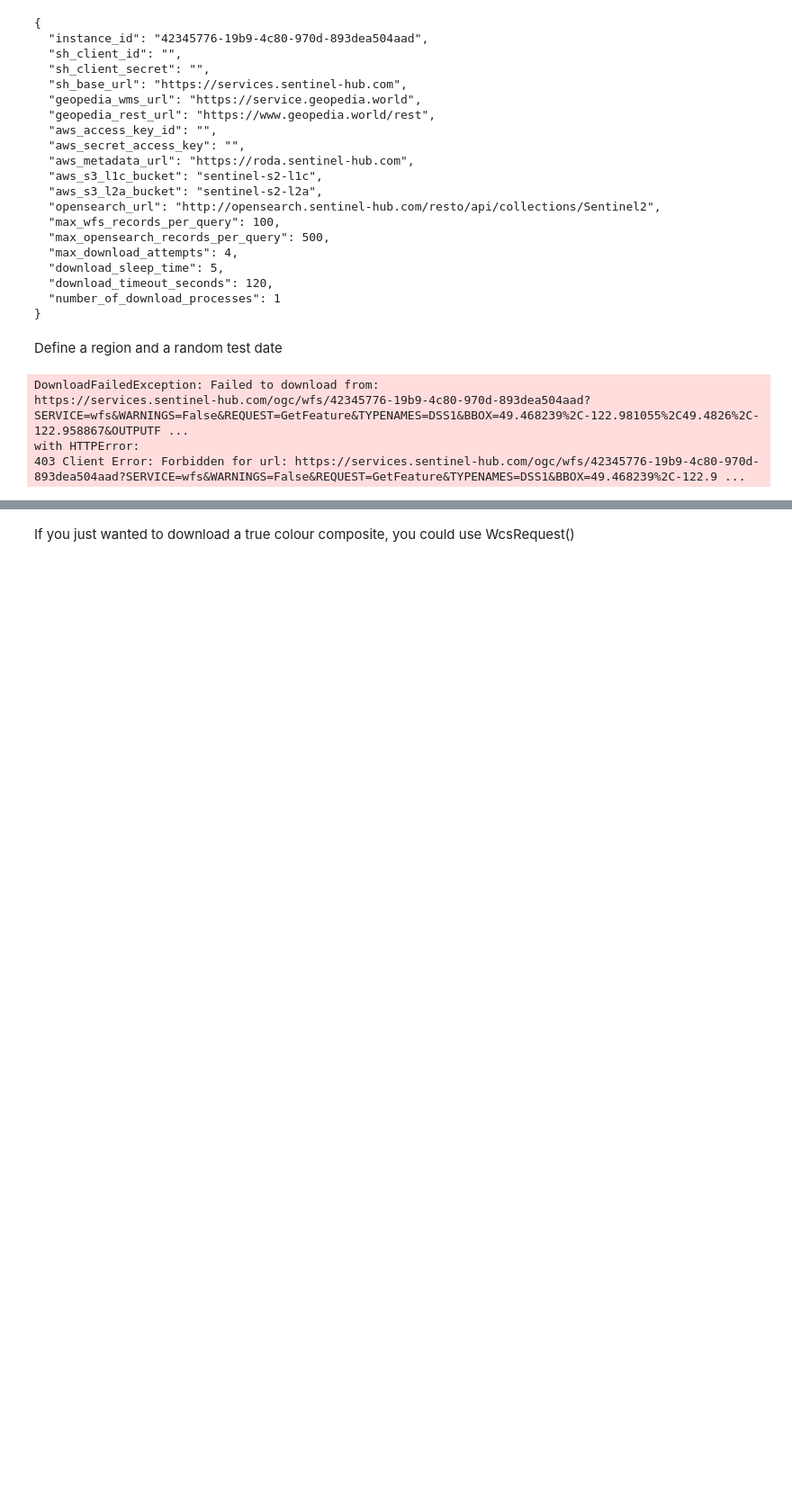
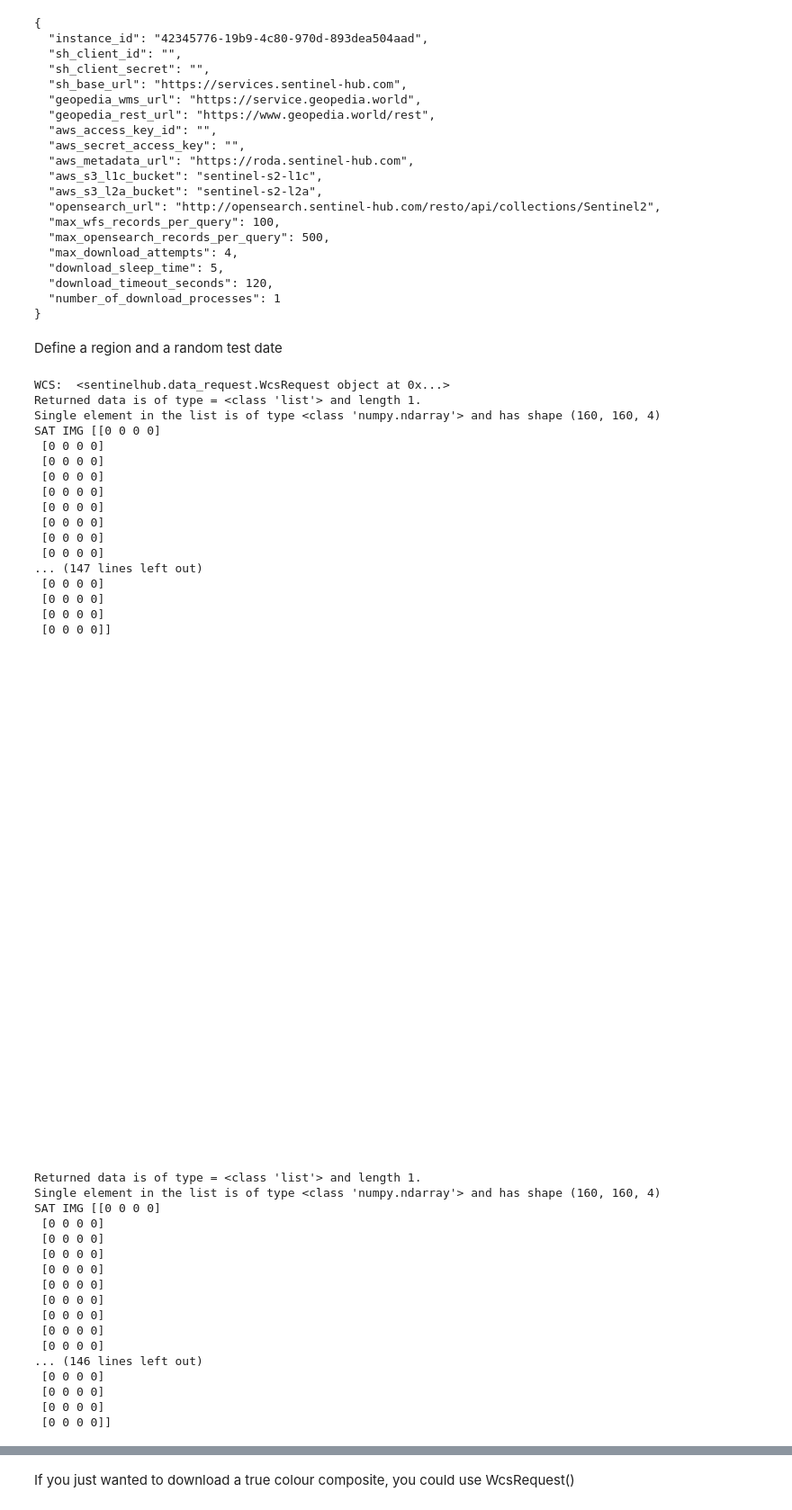
Before and after one commit to emilybirch36/Deep-learning-with-remote-sensing, a Jupyter notebook: EOCV_datasetbuilding.ipynb, the cells around one changed output, grey strips where cells are left out. Shown at 90% size. Saved outputs shown, nothing was run; the diff lists cells and outputs as text; code cells hidden in the pictures; blank space fills up the shorter version.

```diff
--- a/EOCV_datasetbuilding.ipynb
+++ b/EOCV_datasetbuilding.ipynb
@@ -119,14 +119,28 @@ class SentinelData:
                 resx='10m', # Stick to 10m resolution as this the maximum possible
                 resy=self.resolution,
                 config=config,
-                maxcc=0.1 # You can define the maximum ammount of cloud coverage you want to allow.
+                maxcc=0.1,# You can define the maximum ammount of cloud coverage you want to allow.
+                data_folder='/Users/emilybirch/Documents/UCL_Dissertation/Sentinel_pics'
+                #responses=[
+                #    SentinelHubRequest.output_response('default', MimeType.PNG),
+                #],
             )
-            basemap = wcs_true_color_request.get_data()[0]
-            #print('Returned data is of type = %s and length %d.' % (type(basemap), len(basemap)))
+
+            basemap = wcs_true_color_request.get_data(save_data=True)
+            print('Returned data is of type = %s and length %d.' % (type(basemap), len(basemap)))
+            print(f'Single element in the list is of type {type(basemap[-1])} and has shape {basemap[-1].shape}')
+            yield from basemap
+            #yield basemap
+
             #arr = np.array(basemap)
             #print("TYPE", type(arr))
             #return arr
 
+
+
+    def bands_req(self):
+
+        for basemap in self.get_available_data():
             wms_bands_request = WmsRequest(
                 data_collection=DataCollection.SENTINEL2_L1C,
                 layer='BANDS-S2-L2A', # We are using the 'BANDS-S2-L2A layer now'
@@ -144,22 +158,24 @@ class SentinelData:
 
             plot_all_channels = self.plot_channels(bands, basemap)
 
-            #plot_basemap = self.plot_data(basemap)
-
-
     def plot_data(self):
         """
         Plot the satellite data to check there is suitable cloud cover etc
         """
-        basemap = self.get_available_data()[0]
+        basemap = self.get_available_data()
+       # i = 0
         for sat_img in basemap:
-            print("SAT IMG", sat_img)
+        #    i += 1
+        #    print("i", i)
+            print("SAT IMG", sat_img[0])
             fig, ax = plt.subplots(1, 1, figsize=(10,10))
             plt.imshow(sat_img)
             plt.axis('off')
             plt.show()
-
-# basemap variable- downlaod whole images for labelling snow pixels in photoshop
+        #    image_name = "can_sat_{}.png".format(i)
+        #    print("image_name", image_name)
+            # basemap variable- downlaod whole images for labelling snow pixels in photoshop
+       #     plt.savefig(image_name, bbox_inches='tight')
 
     def plot_channels(self, bands, basemap):
         """
@@ -233,35 +249,67 @@ coords_canada = [w, s, e, n]
 
 # define the years and month ranges for data. Nov-April
 canada_day_month_to = "04-01"
 canada_day_month_from = "11-01"
 canada_years = {2015, 2016, 2017, 2018, 2019, 2020}
 
 canada_data = SentinelData(coords_canada, canada_years, canada_day_month_to, canada_day_month_from)
-plot_canada_data = canada_data.get_available_data()
+#plot_canada_data = canada_data.bands_req()
+plot_data_1 = canada_data.plot_data()
 
 
 # plot the individual channels for Canada wms/ web req data
 #plot_canada_wms = canada_data.web_req_data()
 
 
 
 
 
 # define the coordinates for a region in Everest, Nepal
 # s2, w2 =
 # n2, e2 =
 
 
 # coords_Nepal = [w2, s2, e2, n2]
 # nepal_data = SentinelData(coords_nepal)
 # plot_nepal_data = nepal_data.get_available_data()
 
 
 # plot the individual channels for Nepal wms/ web req data
 # nepal_wms_data = SentinelData(coords_canada)
 # plot_nepal_wms = nepal_data.web_req_data()
 # %% [output]
-DownloadFailedException: Failed to download from:
-https://services.sentinel-hub.com/ogc/wfs/42345776-19b9-4c80-970d-893dea504aad?SERVICE=wfs&WARNINGS=False&REQUEST=GetFeature&TYPENAMES=DSS1&BBOX=49.468239%2C-122.981055%2C49.4826%2C-122.958867&OUTPUTF ...
-with HTTPError:
-403 Client Error: Forbidden for url: https://services.sentinel-hub.com/ogc/wfs/42345776-19b9-4c80-970d-893dea504aad?SERVICE=wfs&WARNINGS=False&REQUEST=GetFeature&TYPENAMES=DSS1&BBOX=49.468239%2C-122.9 ...
+WCS:  <sentinelhub.data_request.WcsRequest object at 0x...>
+Returned data is of type = <class 'list'> and length 1.
+Single element in the list is of type <class 'numpy.ndarray'> and has shape (160, 160, 4)
+SAT IMG [[0 0 0 0]
+ [0 0 0 0]
+ [0 0 0 0]
+ [0 0 0 0]
+ [0 0 0 0]
+ [0 0 0 0]
+ [0 0 0 0]
+ [0 0 0 0]
+ [0 0 0 0]
+... (147 lines left out)
+ [0 0 0 0]
+ [0 0 0 0]
+ [0 0 0 0]
+ [0 0 0 0]]
+[figure, added]
+Returned data is of type = <class 'list'> and length 1.
+Single element in the list is of type <class 'numpy.ndarray'> and has shape (160, 160, 4)
+SAT IMG [[0 0 0 0]
+ [0 0 0 0]
+ [0 0 0 0]
+ [0 0 0 0]
+ [0 0 0 0]
+ [0 0 0 0]
+ [0 0 0 0]
+ [0 0 0 0]
+ [0 0 0 0]
+ [0 0 0 0]
+... (146 lines left out)
+ [0 0 0 0]
+ [0 0 0 0]
+ [0 0 0 0]
+ [0 0 0 0]]
```
Also changed, not shown: parts of 1 cell of this notebook.
